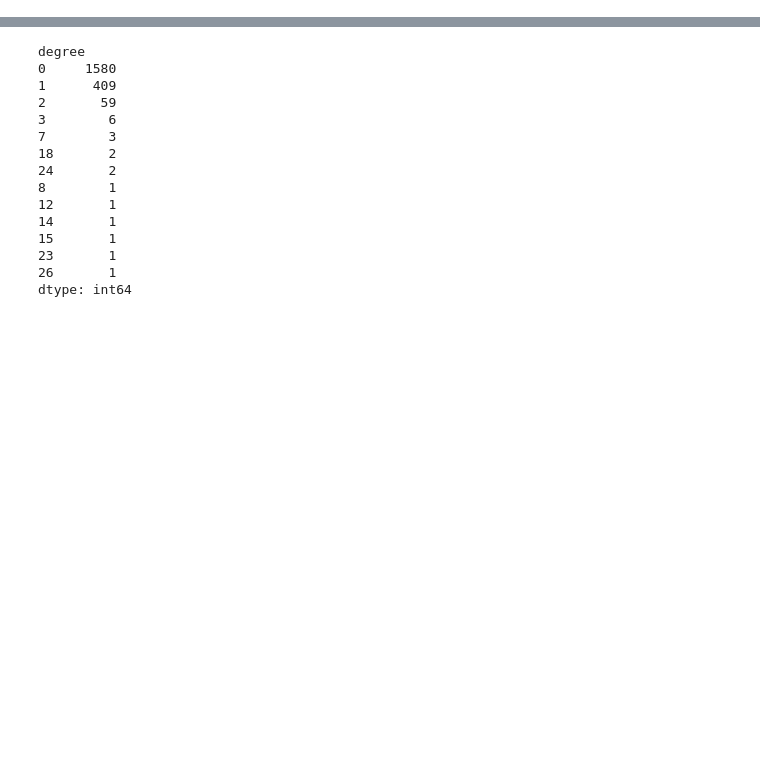
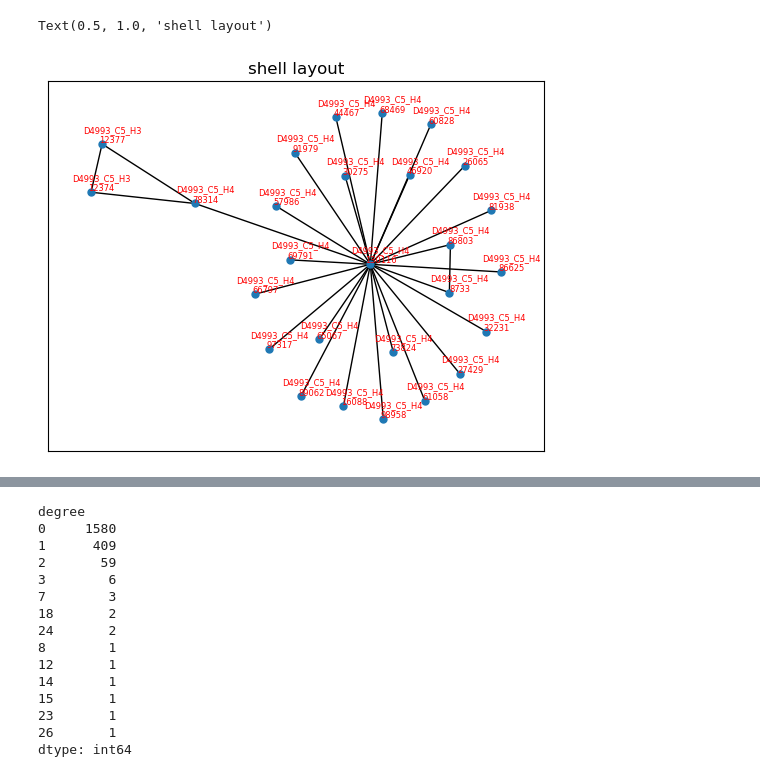
Before and after one commit to darylrbarth/operon-graph, a Jupyter notebook: notebooks/asgard_notebook.ipynb, the cells around one changed output, grey strips where cells are left out. Drawn from its saved outputs; the diff is of its cells as text; code cells hidden in the pictures; blank space fills up the shorter version.

Commit message:
explore labels

```diff
--- a/notebooks/asgard_notebook.ipynb
+++ b/notebooks/asgard_notebook.ipynb
@@ -96,0 +79,20 @@ result['rank'] = range(0,len(degree_sequence))
+# %%
+posGcc = nx.spring_layout(Gcc, seed = 1)
+#generate new node labels & label locations so they won't overlap
+new_labels = {}
+offset_labels = {}
+for ii in posGcc.keys():
+    #text wrap
+    new_labels[ii] = '\n'.join(ii.split('-scaffold_'))
+    #right and high shift the label
+    offset_labels[ii]=np.array([posGcc[ii][0]+0.04,posGcc[ii][1]+0.03])
+nx.draw_networkx_nodes(Gcc, posGcc,  node_size=25)
+nx.draw_networkx_edges(Gcc, posGcc,)
+nx.draw_networkx_labels(Gcc,offset_labels,
+                        labels = new_labels,
+                        font_size = 6,
+                       font_color = 'r')
+plt.title('shell layout')
+# %% [output]
+Text(0.5, 1.0, 'shell layout')
+[figure, added]
```
Also changed, not shown: parts of 23 cells of this notebook.
